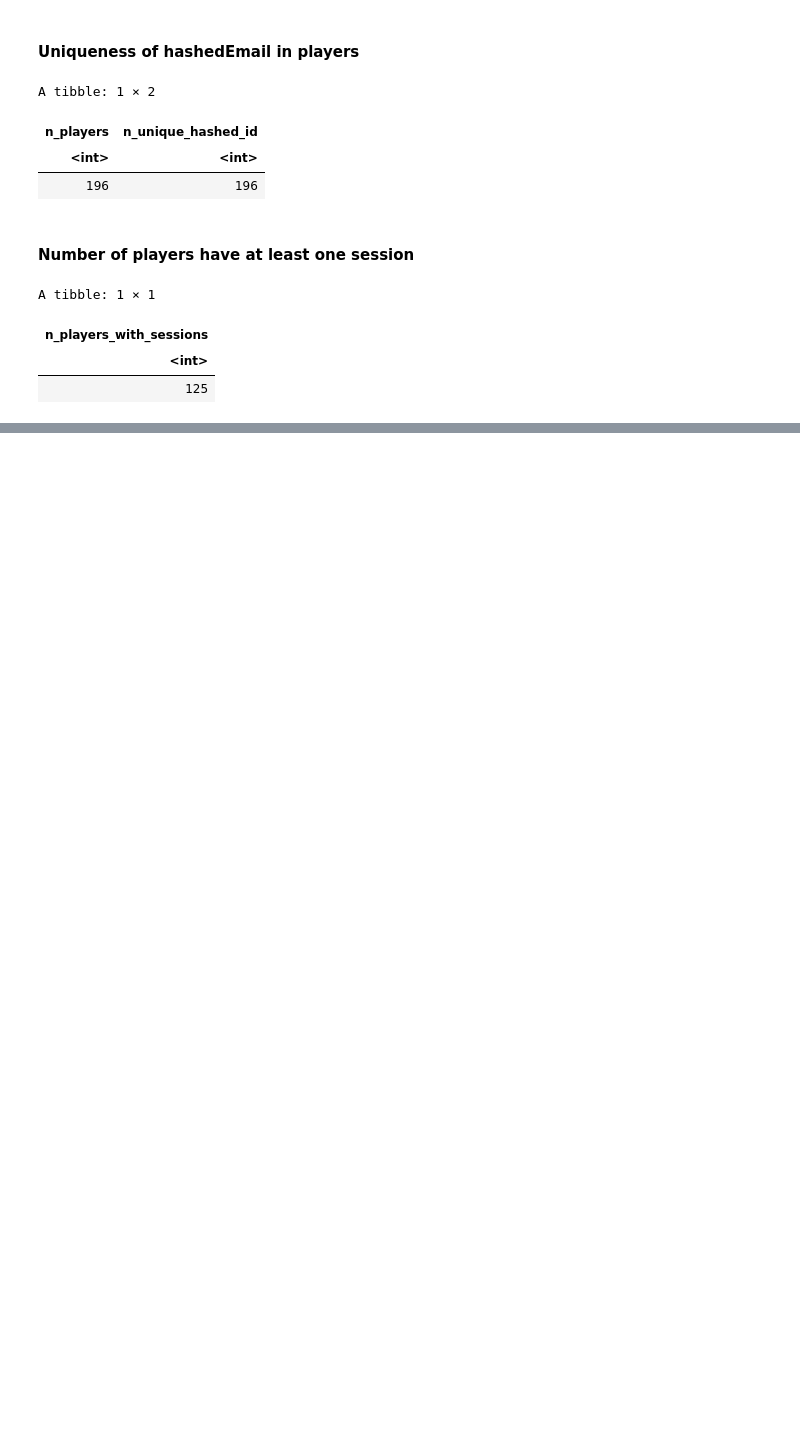
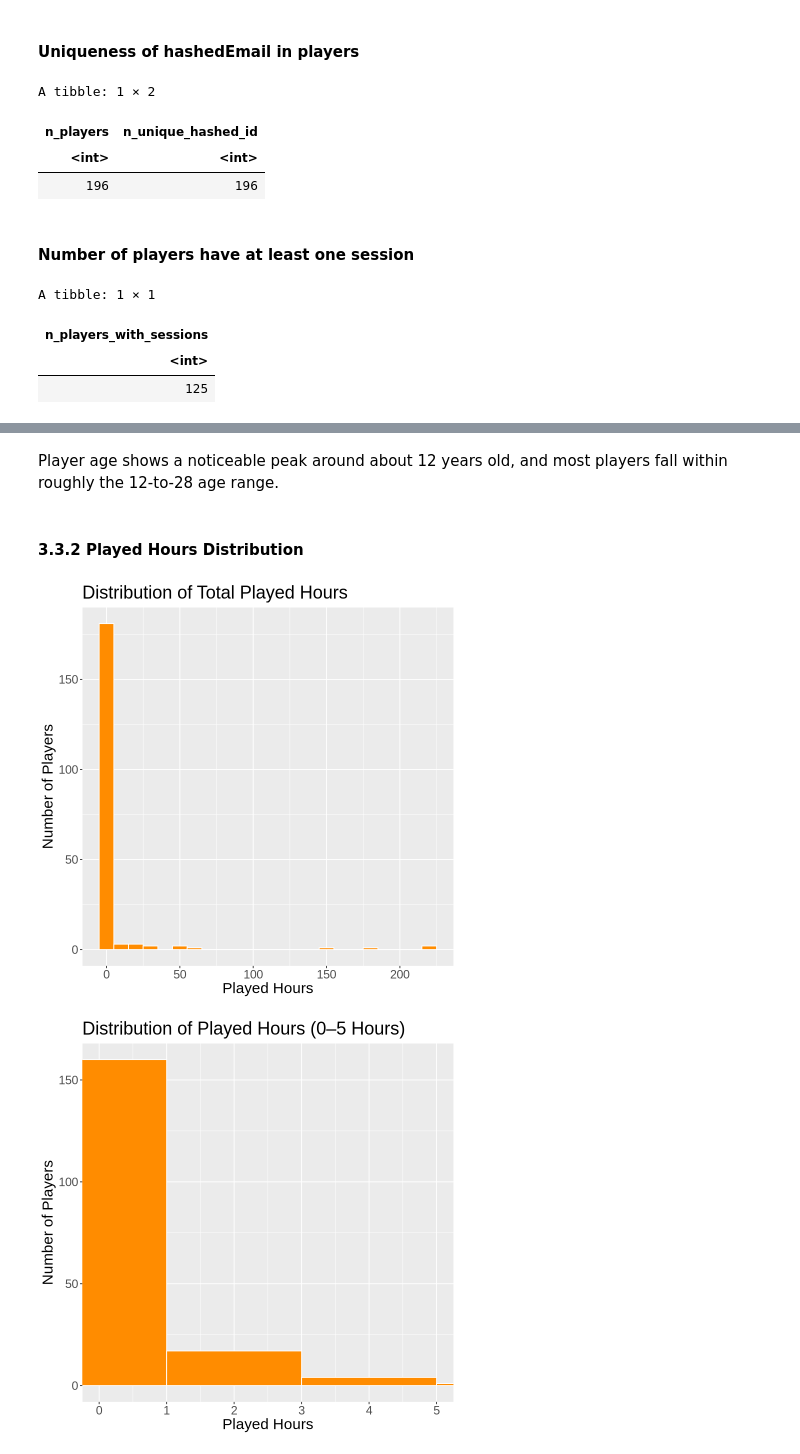
Before and after one commit to gavinceee/DSCI_Proj, a Jupyter notebook: proj_ind.ipynb, the cells around one changed output, grey strips where cells are left out. Cells and saved outputs as stored; diff of their text form; code cells hidden in the pictures; blank space fills up the shorter version.

```diff
--- a/proj_ind.ipynb
+++ b/proj_ind.ipynb
@@ -329,0 +380,24 @@ Can a player’s experience level, age, gender, and total hours played predict w
+# %% [markdown]
+Player age shows a noticeable peak around about 12 years old, and most players fall within roughly the 12-to-28 age range.
+# %% [markdown]
+#### 3.3.2 Played Hours Distribution
+# %%
+ggplot(players_tidy, aes(x = played_hours)) +
+  geom_histogram(binwidth = 10, fill = "darkorange", color = "white") +
+  labs(
+    title = "Distribution of Total Played Hours",
+    x = "Played Hours",
+    y = "Number of Players"
+  )
+
+ggplot(players_tidy, aes(x = played_hours)) +
+  geom_histogram(binwidth = 2, fill = "darkorange", color = "white") +
+  coord_cartesian(xlim = c(0, 5)) +
+  labs(
+    title = "Distribution of Played Hours (0–5 Hours)",
+    x = "Played Hours",
+    y = "Number of Players"
+  )
+# %% [output]
+[figure, added]
+[figure, added]
```
Also changed, not shown: parts of 16 cells of this notebook.
